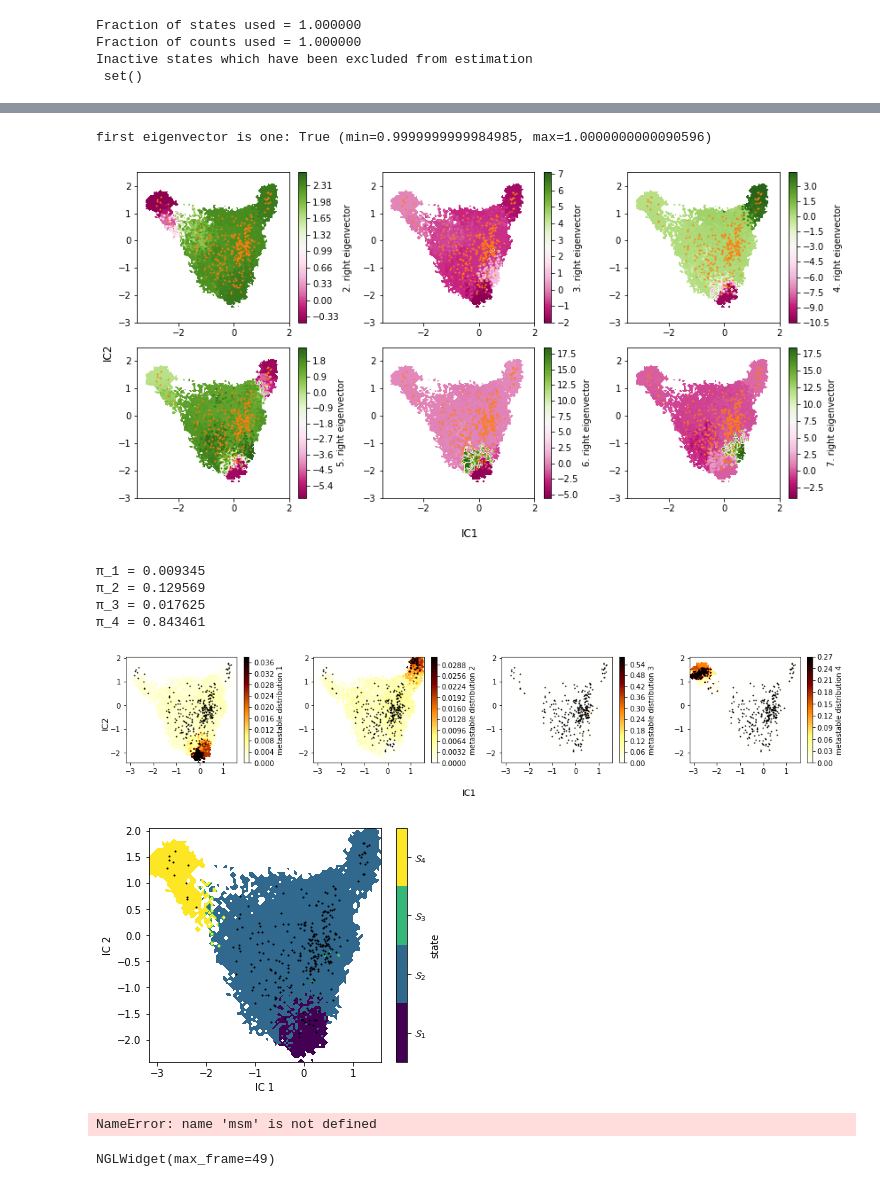
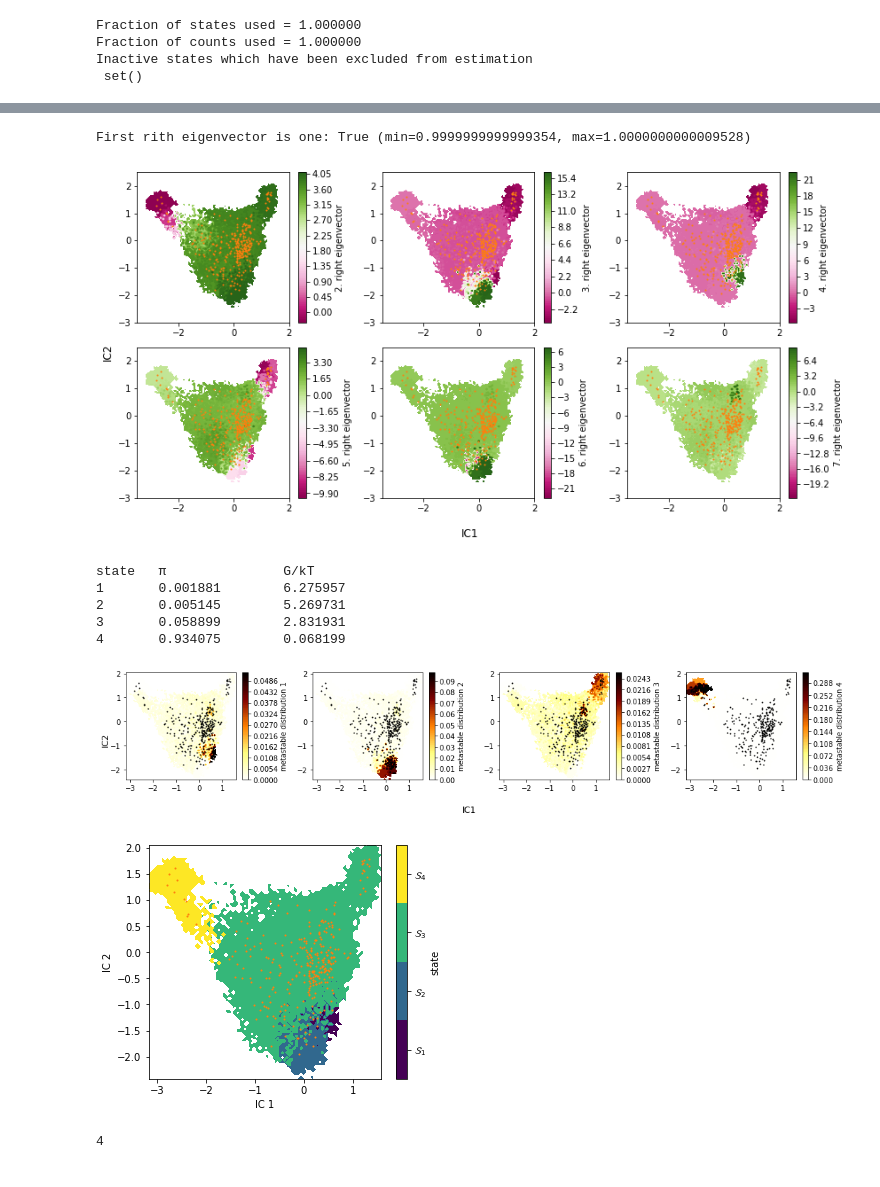
Before and after one commit to meyresearch/CCMV_aptamer_msm, a Jupyter notebook: peptide_msm.ipynb, the cells around one changed output, grey strips where cells are left out. Saved outputs shown, nothing was run; the diff lists cells and outputs as text; code cells hidden in the pictures.

```diff
--- a/peptide_msm.ipynb
+++ b/peptide_msm.ipynb
@@ -405,7 +409,7 @@ plt.savefig(fname = './figures/stationary_distribution_reweighted_free_energy.pn
 # %%
 # Plot the top 6 right eigenvalues
 
-eigvec = msm.eigenvectors_right()
+eigvec = bayesian_msm.eigenvectors_right()
 print('First rith eigenvector is one: {} (min={}, max={})'.format(
     np.allclose(eigvec[:, 0], 1, atol=1e-15), eigvec[:, 0].min(), eigvec[:, 0].max()))
 
@@ -422,20 +426,24 @@ fig.supylabel('IC2')
 fig.tight_layout()
 plt.savefig(fname = './figures/top_6_eigenvalues.png')
 # %% [output]
-first eigenvector is one: True (min=0.9999999999984985, max=1.0000000000090596)
+First rith eigenvector is one: True (min=0.9999999999999354, max=1.0000000000009528)
-[figure, old version]
+[figure, new version]
 # %%
 # Compute the stationary distribution of metastable states
 
 nstates = 4
-msm.pcca(nstates)
-for i, s in enumerate(msm.metastable_sets):
-    print('π_{} = {:f}'.format(i + 1, msm.pi[s].sum()))
+bayesian_msm.pcca(nstates)
+
+print('state\tπ\t\tG/kT')
+for i, s in enumerate(bayesian_msm.metastable_sets):
+    p = bayesian_msm.pi[s].sum()
+    print('{}\t{:f}\t{:f}'.format(i + 1, p, -np.log(p)))
 # %% [output]
-π_1 = 0.009345
-π_2 = 0.129569
-π_3 = 0.017625
-π_4 = 0.843461
+state   π               G/kT
+1       0.001881        6.275957
+2       0.005145        5.269731
+3       0.058899        2.831931
+4       0.934075        0.068199
 # %%
 # Membership probability -- the probability of microstates that belong to the same macrostate
 # Plot membership distribution
@@ -443,7 +451,7 @@ for i, s in enumerate(msm.metastable_sets):
 fig, axes = plt.subplots(1, 4, figsize=(15, 3))
 for i, ax in enumerate(axes.flat):
     pyemma.plots.plot_contour(
-        *tica_concatenated[:,:2].T, msm.metastable_distributions[i][dtrajs_concatenated], ax=ax, cmap='afmhot_r',
+        *tica_concatenated[:,:2].T, bayesian_msm.metastable_distributions[i][dtrajs_concatenated], ax=ax, cmap='afmhot_r',
         mask=True, method='nearest', cbar_label='metastable distribution {}'.format(i + 1))
     ax.scatter(*cluster.clustercenters[:,:2].T, s=1, c='k')
 fig.supylabel('IC2')
@@ -451,32 +459,31 @@ fig.supxlabel('IC1')
 fig.tight_layout()
 plt.savefig(fname = './figures/membership_distribution.png')
 # %% [output]
-[figure, old version]
+[figure, new version]
 # %%
 # Convert the membership distribution to crisp assignments
 
-metastable_traj = msm.metastable_assignments[dtrajs_concatenated]
+metastable_traj = bayesian_msm.metastable_assignments[dtrajs_concatenated]
 
 fig, ax = plt.subplots(figsize=(5, 4))
 _, _, misc = pyemma.plots.plot_state_map(
     *tica_concatenated[:, :2].T, metastable_traj, ax=ax)
-ax.scatter(*cluster.clustercenters[:,:2].T, s=1, c='k')
+ax.scatter(*cluster.clustercenters[:,:2].T, s=1, c='C1')
 ax.set_xlabel('IC 1')
 ax.set_ylabel('IC 2')
 misc['cbar'].set_ticklabels([r'$\mathcal{S}_%d$' % (i + 1)
                              for i in range(nstates)])
 fig.tight_layout()
 plt.savefig(fname = './figures/metastable_assignment.png')
 # %% [output]
-[figure, old version]
+[figure, new version]
 # %%
 # Generate a number of representative molecular structures for each metastable state
 
-pcca_samples = msm.sample_by_distributions(msm.metastable_distributions, 10)
+pcca_samples = bayesian_msm.sample_by_distributions(bayesian_msm.metastable_distributions, 10)
 reader = pyemma.coordinates.source(trj, features = feat)
-pyemma.coordinates.save_trajs(
-    reader,
-    pcca_samples,
-    outfiles=['./data/pcca_{}_10samples.pdb'.format(n + 1) for n in range(msm.n_metastable)])
+samples_by_metastable = pyemma.coordinates.save_trajs(reader, pcca_samples,
+                                                      outfiles=['./data/pcca_{}_10samples.pdb'.format(n + 1) for n in range(bayesian_msm.n_metastable)])
+print(len(samples_by_metastable))
 # %% [output]
-NameError: name 'msm' is not defined
+4
@@ -515,11 +490,3 @@ def visualize_metastable(samples, cmap, selection='not element H'):
-# %%
-my_samples = [pyemma.coordinates.save_traj(trj, idist, outfile=None, top=gro)
-              for idist in msm.sample_by_distributions(msm.metastable_distributions, 50)]
-
-cmap = mpl.cm.get_cmap('viridis', nstates)
-visualize_metastable(my_samples, cmap)
-# %% [output]
-NGLWidget(max_frame=49)
 # %%
 # Compute mean first passage time (MFPT) -- an average timescale for a transition event to first occur
 
```
Also changed, not shown: parts of 10 cells of this notebook.
